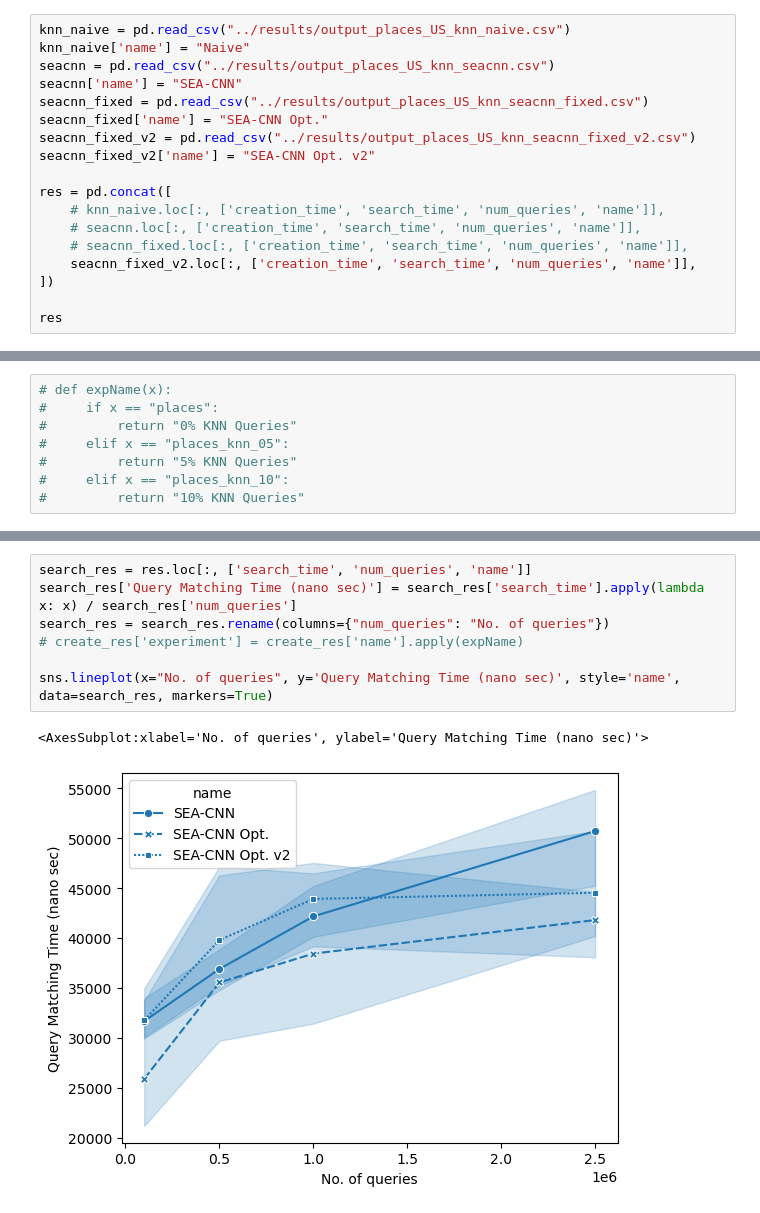
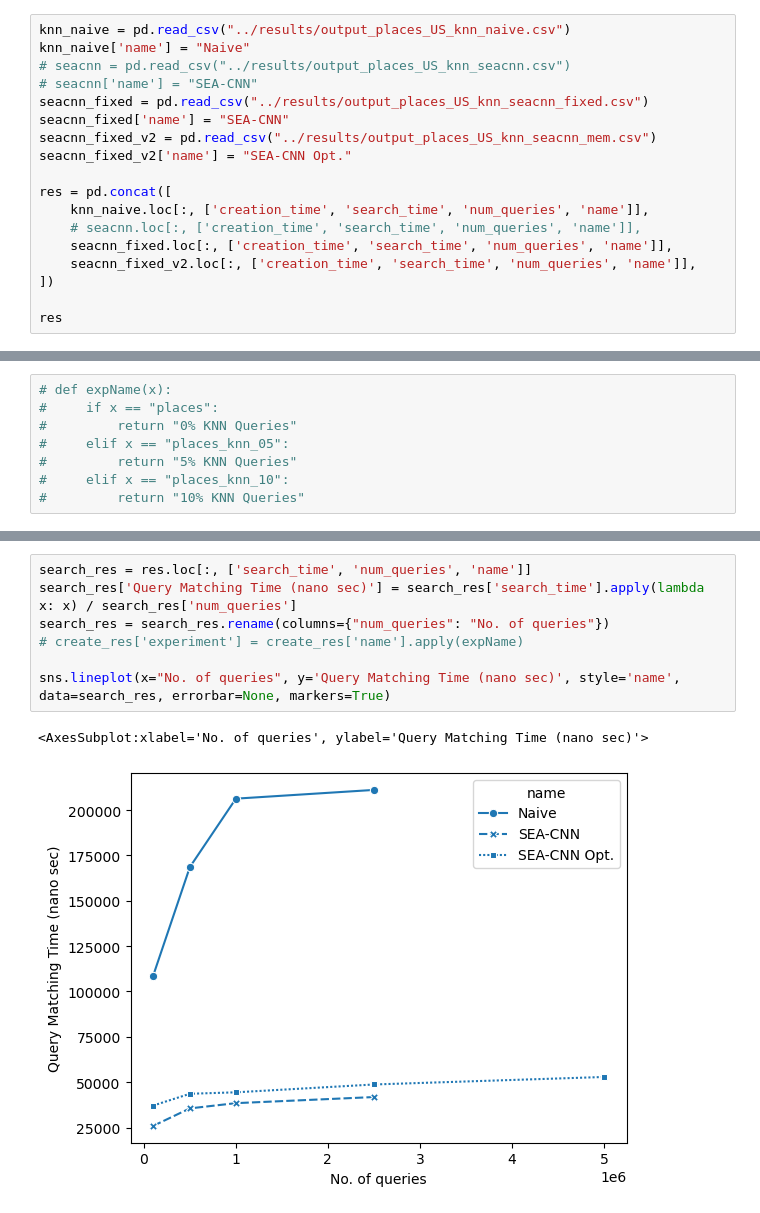
Before and after one commit to ThatUdeshUK/fast_extension, a Jupyter notebook: analysis/PlacesKNN.ipynb, the cells around one changed output, grey strips where cells are left out. Cells and saved outputs as stored; diff of their text form.

```diff
--- a/analysis/PlacesKNN.ipynb
+++ b/analysis/PlacesKNN.ipynb
@@ -5,17 +5,17 @@ import seaborn as sns
 # %%
 knn_naive = pd.read_csv("../results/output_places_US_knn_naive.csv")
 knn_naive['name'] = "Naive"
-seacnn = pd.read_csv("../results/output_places_US_knn_seacnn.csv")
-seacnn['name'] = "SEA-CNN"
+# seacnn = pd.read_csv("../results/output_places_US_knn_seacnn.csv")
+# seacnn['name'] = "SEA-CNN"
 seacnn_fixed = pd.read_csv("../results/output_places_US_knn_seacnn_fixed.csv")
-seacnn_fixed['name'] = "SEA-CNN Opt."
-seacnn_fixed_v2 = pd.read_csv("../results/output_places_US_knn_seacnn_fixed_v2.csv")
-seacnn_fixed_v2['name'] = "SEA-CNN Opt. v2"
+seacnn_fixed['name'] = "SEA-CNN"
+seacnn_fixed_v2 = pd.read_csv("../results/output_places_US_knn_seacnn_mem.csv")
+seacnn_fixed_v2['name'] = "SEA-CNN Opt."
 
 res = pd.concat([
-    # knn_naive.loc[:, ['creation_time', 'search_time', 'num_queries', 'name']],
+    knn_naive.loc[:, ['creation_time', 'search_time', 'num_queries', 'name']],
     # seacnn.loc[:, ['creation_time', 'search_time', 'num_queries', 'name']],
-    # seacnn_fixed.loc[:, ['creation_time', 'search_time', 'num_queries', 'name']],
+    seacnn_fixed.loc[:, ['creation_time', 'search_time', 'num_queries', 'name']],
     seacnn_fixed_v2.loc[:, ['creation_time', 'search_time', 'num_queries', 'name']],
 ])
 
@@ -60,13 +94,13 @@ sns.lineplot(x="No. of queries", y='Index creation time (sec)', style='name', da
 # %%
 search_res = res.loc[:, ['search_time', 'num_queries', 'name']]
 search_res['Query Matching Time (nano sec)'] = search_res['search_time'].apply(lambda x: x) / search_res['num_queries']
 search_res = search_res.rename(columns={"num_queries": "No. of queries"})
 # create_res['experiment'] = create_res['name'].apply(expName)
 
-sns.lineplot(x="No. of queries", y='Query Matching Time (nano sec)', style='name', data=search_res, markers=True)
+sns.lineplot(x="No. of queries", y='Query Matching Time (nano sec)', style='name', data=search_res, errorbar=None, markers=True)
 # %% [output]
 <AxesSubplot:xlabel='No. of queries', ylabel='Query Matching Time (nano sec)'>
-[figure, old version]
+[figure, new version]
 # %%
 # Optimization
 # - Custom iterator
```
Also changed, not shown: parts of 5 cells of this notebook, 7 other files.
